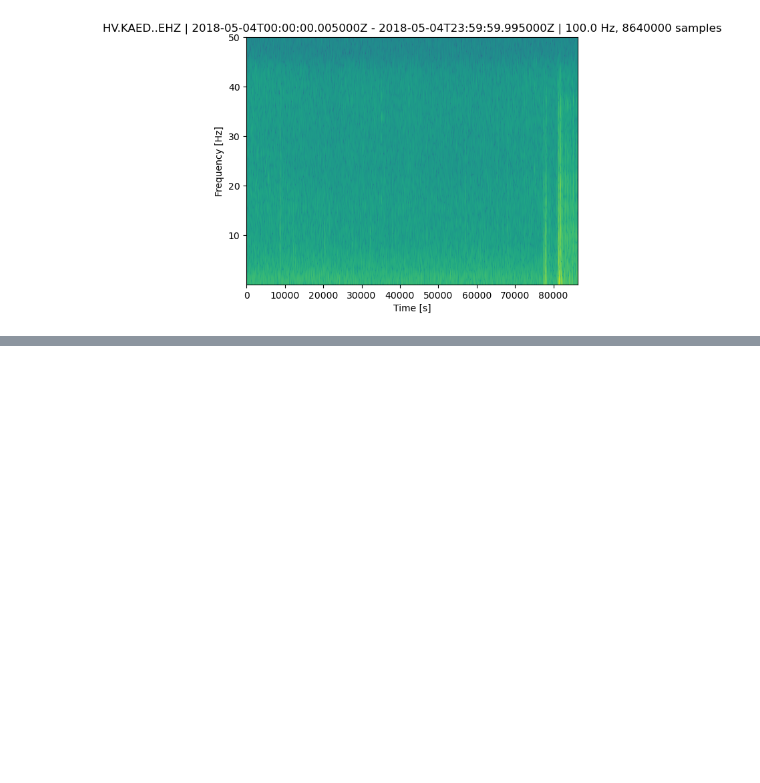
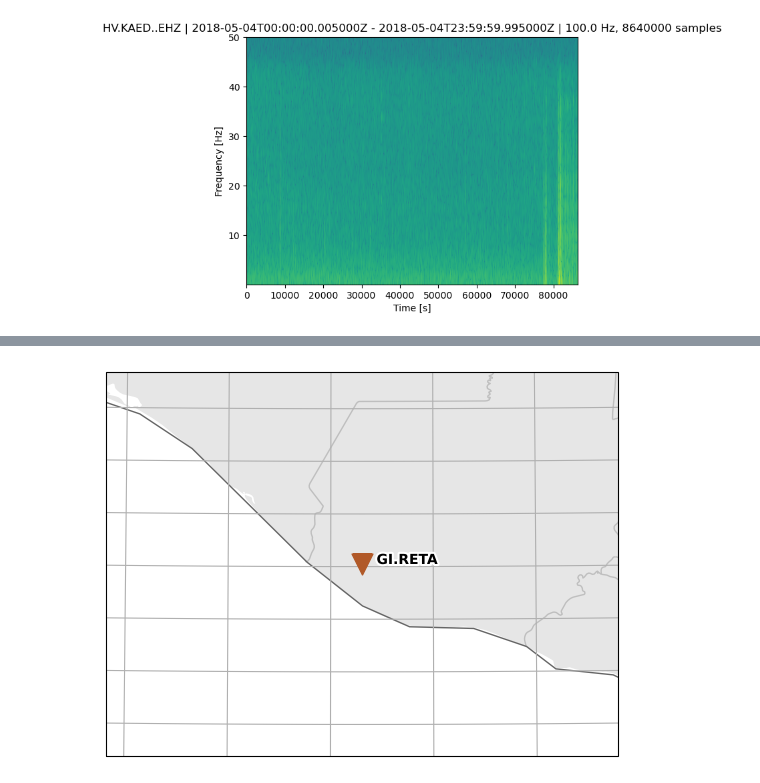
Before and after one commit to gowantae/volcano, a Jupyter notebook: VolcanoEarthquakes.ipynb, the cells around one changed output, grey strips where cells are left out. Cells and saved outputs as stored; diff of their text form; code cells hidden in the pictures; blank space fills up the shorter version.

```diff
--- a/VolcanoEarthquakes.ipynb
+++ b/VolcanoEarthquakes.ipynb
@@ -166,3 +166,9 @@ spec = st[0].spectrogram()
 spec = st[0].spectrogram(dbscale=True)
 # %% [output]
 [figure]
+# %%
+#Volcan de Fuego, Guatemala, June 3rd, 2018; pyroclastic flow; 461 deaths, 27 injured, 1,714,387 affected
+start = UTCDateTime(year = 2018, month = 6, day = 3, hour  = 0, minute = 00, second = 00)
+print(start)
+end = start + 60*60*24
+print(end)
@@ -168,0 +178,10 @@ spec = st[0].spectrogram(dbscale=True)
+# %%
+#Retalhuleu, Guatemala
+network = 'GI'
+station = 'RETA'
+channels = 'HNE'
+location = '--'
+# %%
+inventory_single = client.get_stations(network=network, station=station, channel=channels,
+                                level='response', location=location, starttime=start,
+                                endtime=end)
@@ -168,0 +208,4 @@ spec = st[0].spectrogram(dbscale=True)
+# %%
+map = inventory_single.plot('local')
+# %% [output]
+[figure, added]
```
Also changed, not shown: parts of 9 cells of this notebook.
